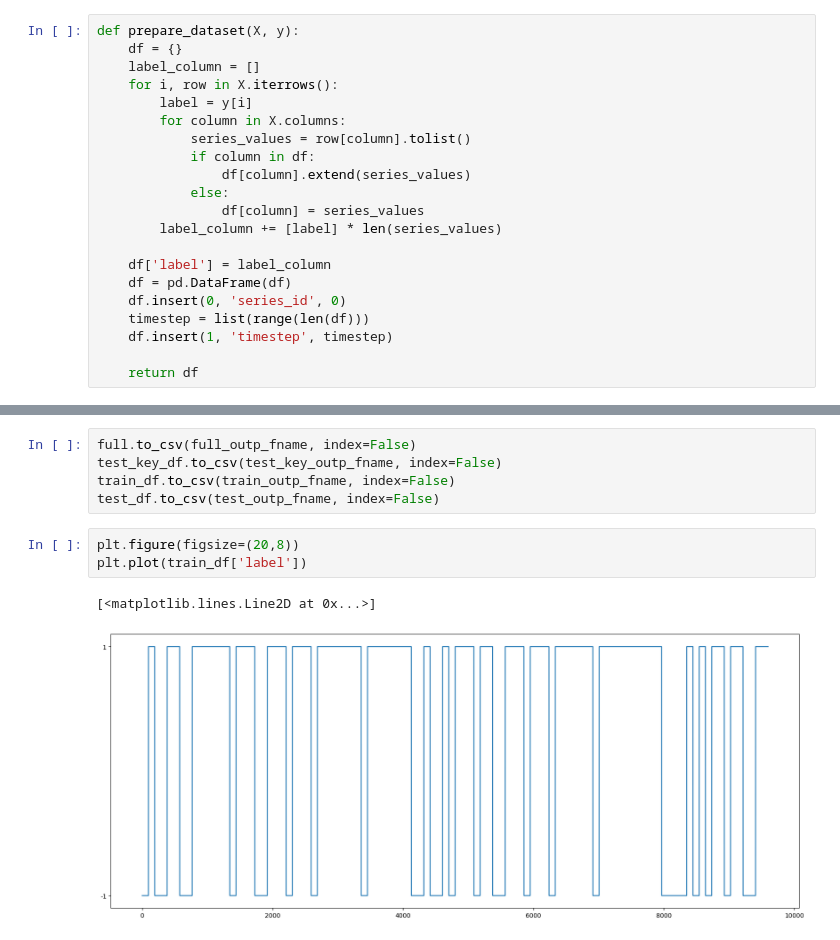
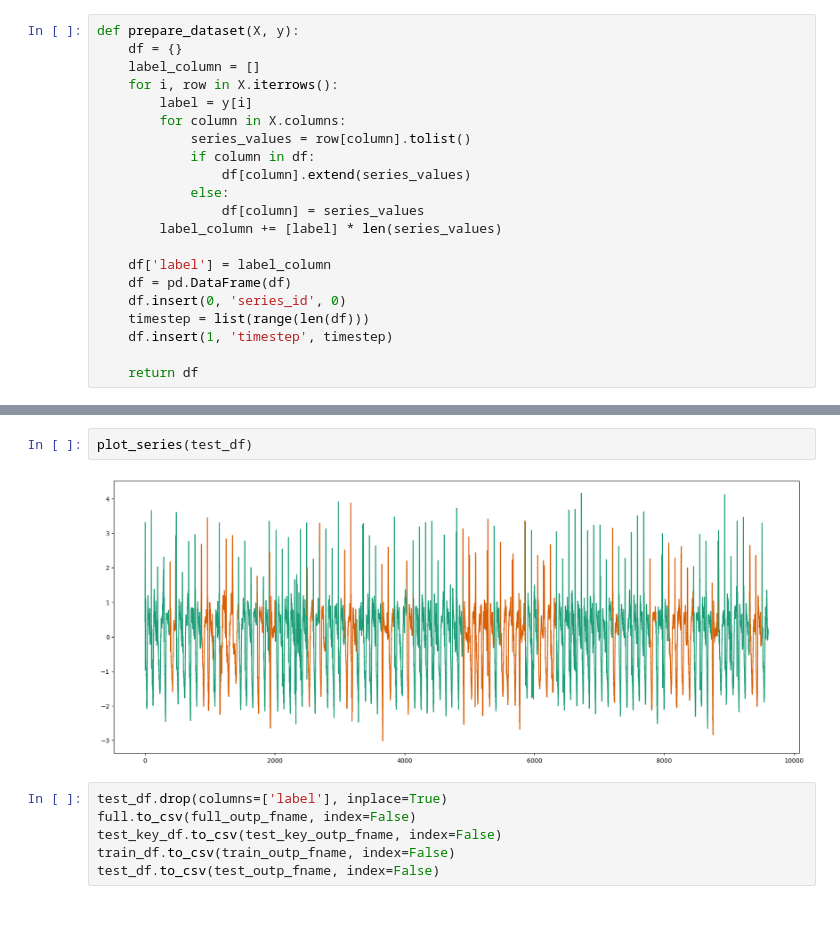
Before and after one commit to readytensor/rt_datasets_time_step_classification, a Jupyter notebook: datasets/raw/ecg200/prepare_data.ipynb, the cells around one changed output, grey strips where cells are left out. Drawn from its saved outputs; the diff is of its cells as text.

```diff
--- a/datasets/raw/ecg200/prepare_data.ipynb
+++ b/datasets/raw/ecg200/prepare_data.ipynb
@@ -73,11 +71,10 @@ train_df
+# %%
+plot_series(test_df)
+# %% [output]
+[figure, added]
 # %%
+test_df.drop(columns=['label'], inplace=True)
 full.to_csv(full_outp_fname, index=False)
 test_key_df.to_csv(test_key_outp_fname, index=False)
 train_df.to_csv(train_outp_fname, index=False)
 test_df.to_csv(test_outp_fname, index=False)
-# %%
-plt.figure(figsize=(20,8))
-plt.plot(train_df['label'])
-# %% [output]
-[<matplotlib.lines.Line2D at 0x...>]
-[figure, removed]
```
Also changed, not shown: parts of 5 cells of this notebook, 40 other files.
